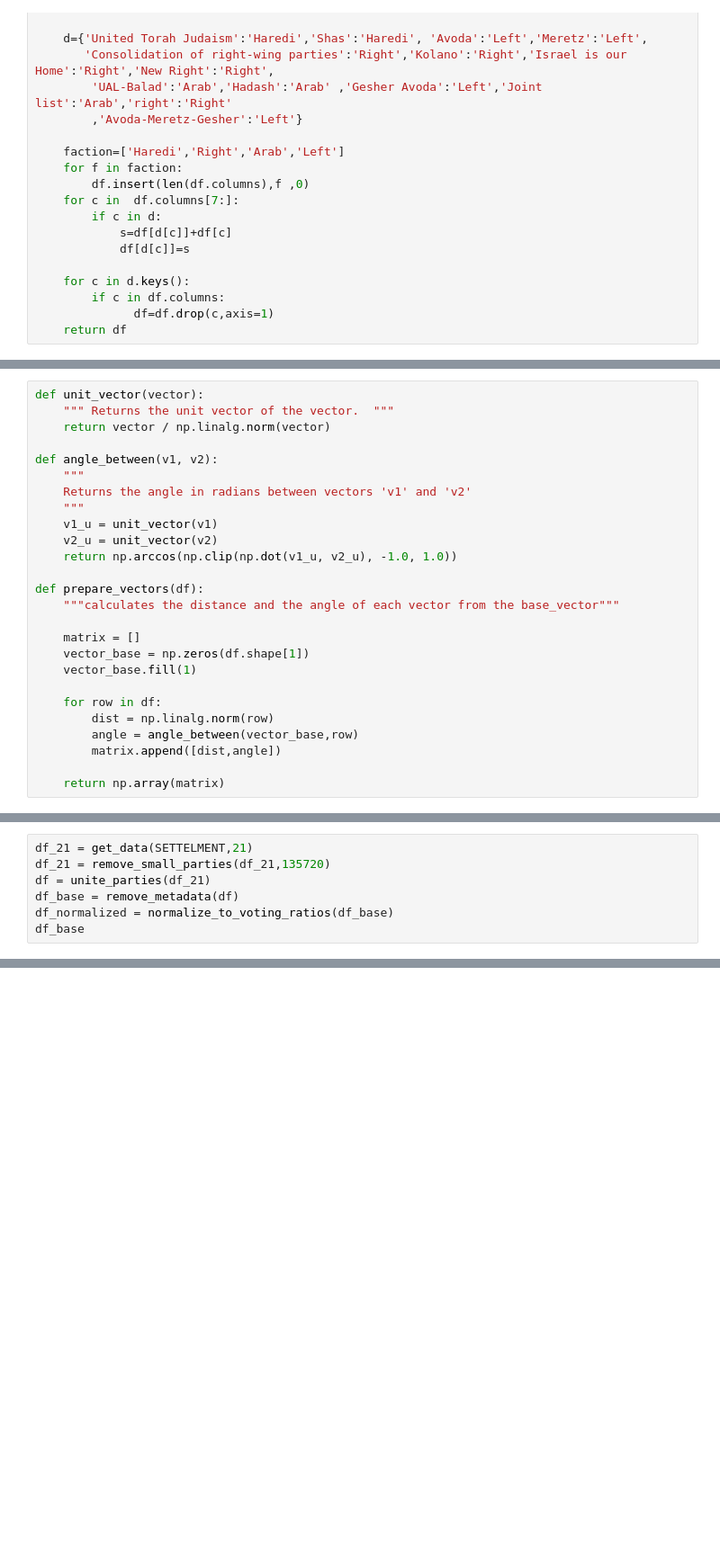
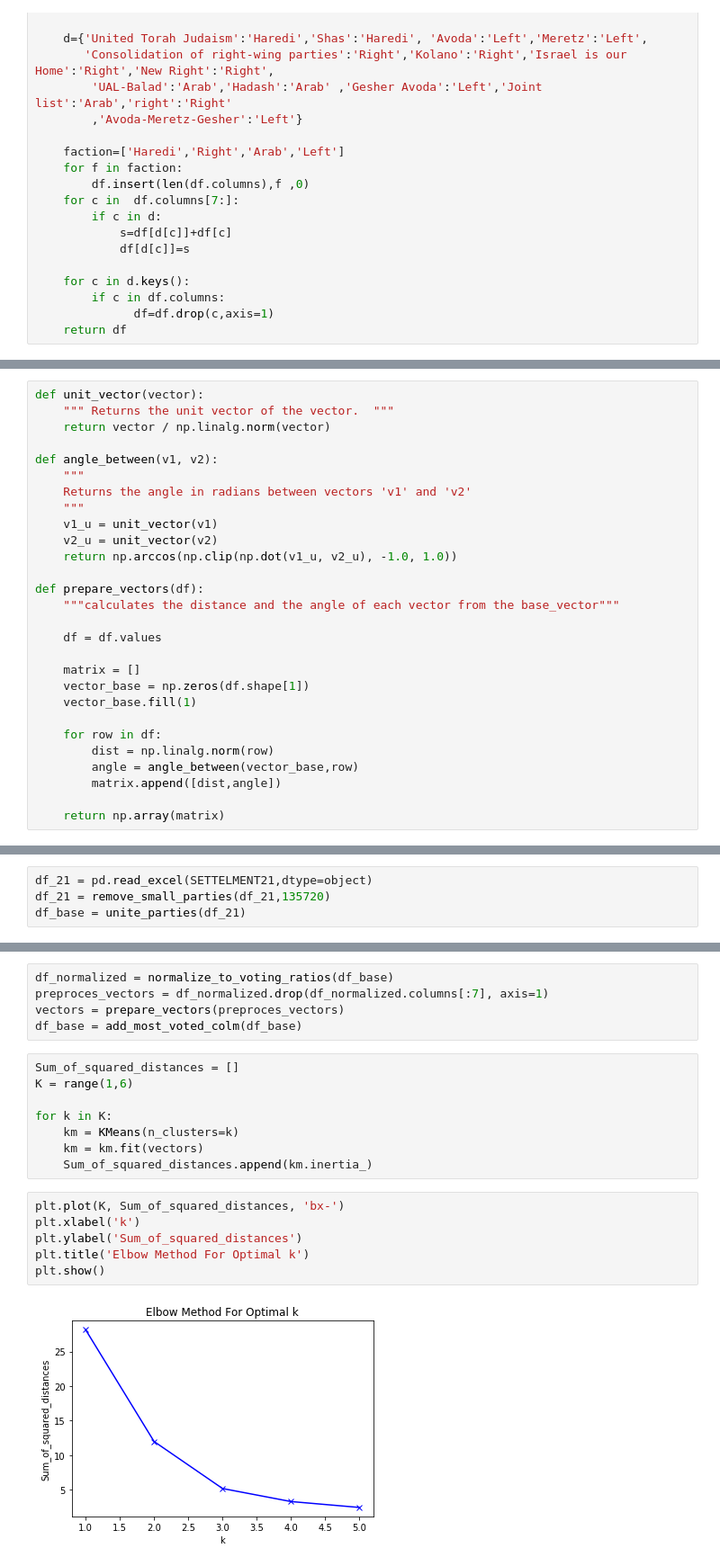
Before and after one commit to gabi939/elections, a Jupyter notebook: elections.ipynb, the cells around one changed output, grey strips where cells are left out. Shown at 90% size. Drawn from its saved outputs; the diff is of its cells as text; blank space fills up the shorter version.

```diff
--- a/elections.ipynb
+++ b/elections.ipynb
@@ -121,6 +102,8 @@ def angle_between(v1, v2):
 def prepare_vectors(df):
     """calculates the distance and the angle of each vector from the base_vector"""
 
+    df = df.values
+
     matrix = []
     vector_base = np.zeros(df.shape[1])
     vector_base.fill(1)
@@ -171,7 +148,4 @@ def remove_metadata(df):
 # %%
-df_21 = get_data(SETTELMENT,21)
+df_21 = pd.read_excel(SETTELMENT21,dtype=object)
 df_21 = remove_small_parties(df_21,135720)
-df = unite_parties(df_21)
-df_base = remove_metadata(df)
-df_normalized = normalize_to_voting_ratios(df_base)
-df_base
+df_base = unite_parties(df_21)
@@ -199,0 +152,21 @@ df_base['Cluster Class'] = pd.Series(y, index=df_21.index)
+# %%
+df_normalized = normalize_to_voting_ratios(df_base)
+preproces_vectors = df_normalized.drop(df_normalized.columns[:7], axis=1)
+vectors = prepare_vectors(preproces_vectors)
+df_base = add_most_voted_colm(df_base)
+# %%
+Sum_of_squared_distances = []
+K = range(1,6)
+
+for k in K:
+    km = KMeans(n_clusters=k)
+    km = km.fit(vectors)
+    Sum_of_squared_distances.append(km.inertia_)
+# %%
+plt.plot(K, Sum_of_squared_distances, 'bx-')
+plt.xlabel('k')
+plt.ylabel('Sum_of_squared_distances')
+plt.title('Elbow Method For Optimal k')
+plt.show()
+# %% [output]
+[figure, added]
```
Also changed, not shown: parts of 23 cells of this notebook, 2 other files.
